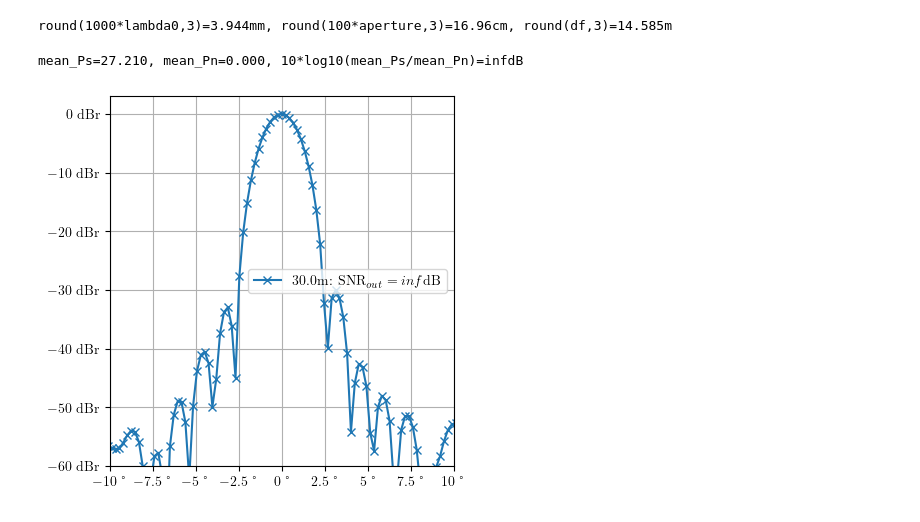
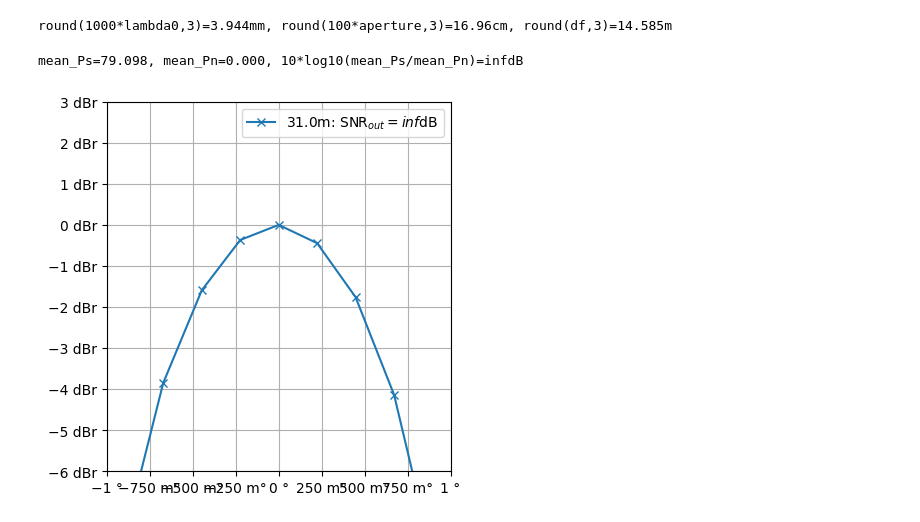
Before and after one commit to Perseos/thesis, a Jupyter notebook: figures/scripts/3.1_imaging/fft_test_ideal.ipynb, the cells around one changed output. Saved outputs shown, nothing was run; the diff lists cells and outputs as text; code cells hidden in the pictures.

```diff
--- a/figures/scripts/3.1_imaging/fft_test_ideal.ipynb
+++ b/figures/scripts/3.1_imaging/fft_test_ideal.ipynb
@@ -81,9 +81,9 @@ def r_est(R, theta0, K=192):
 
 dBr = lambda x: 20*(x/x.abs().max()).log10()
 # %%
-dist = torch.tensor([.3,.5,1,2,5,10,15,25,40])
-D=len(dist)
-tau = 2*r_est(dist,-0/180*pi)[None,:,:]/c0
+dists = torch.tensor([.3,.5,1,2,5,10,15,25,40])
+D=len(dists)
+tau = 2*r_est(dists,-0/180*pi)[None,:,:]/c0
 
 data = torch.exp(1j * omegadot * tau * torch.arange(0,M)[:,None,None]*Ts - 1j*omega0*tau)
 
@@ -91,27 +91,29 @@ settings = {
     'N_range': 1024,
     'N_azm':512,
     'N_elv': 8,
-    'range_window': torch.hann_window(M),
-    'azm_window': torch.hann_window(max(vx)+1),
-    'elv_window': torch.hann_window(max(vy)+1),
+    'range_window': torch.ones(M),
+    'azm_window': torch.ones(max(vx)+1),
+    'elv_window': torch.ones(max(vy)+1),
     'ula_idx': ula_idx,
     'enable_elevation': False
     }
 
 N = settings['N_azm']
 weights = torch.ones(K)
-m_refl = (settings['N_range'] * dist/maxdist).int()
+m_refl = (settings['N_range'] * dists/maxdist).int()
 angle = -180/pi*torch.asin(2*torch.arange(N)/N-1)
-pdf.setup()
+# pdf.setup()
 plt.figure()
+%matplotlib inline
 for d in range(D):
     img = calc_image(data[:,:,d], weights, settings)[m_refl[d],:]
-    plt.plot(angle, dBr(img.abs()), linewidth=0.1+d*0.2, label=f'{dist[d]:.1f}m')
+    plt.plot(angle, dBr(img.abs()), linewidth=0.2+d*0.1, label=f'{dists[d]:.1f}m')
 plt.legend(ncols=3)
-plt.xlim(-20,20)
+plt.xlim(-30,30)
+plt.ylim(-60,3)
 plt.gcf().set_figheight(0.7*pdf.a4_textwidth)
 plt.gca().xaxis.set_major_formatter(EngFormatter('°'))
 plt.gca().yaxis.set_major_formatter(EngFormatter('dBr'))
 plt.grid()
-plt.savefig('/home/dgotzens/thesis/figures/fft_doa_peak.pdf')
+plt.savefig('/home/dgotzens/thesis/figures/fft_azm_peak.pdf')
 plt.show()
@@ -126,18 +130,18 @@ round(1000*lambda0,3)=3.944mm, round(100*aperture,3)=16.96cm, round(df,3)=14.585
 # %%
 sigma = sqrt(0.5)
 noise = sqrt(sigma)*torch.randn((M,K), dtype=torch.cfloat)
-dist = torch.tensor([30])
+dists = torch.tensor([31])
 # dist = torch.linspace(1,30,3)
-tau = 2*r_est(dist,-0/180*pi)[None,:,:]/c0
+tau = 2*r_est(dists,-0/180*pi)[None,:,:]/c0
 data = torch.exp(-1j * omegadot * tau * torch.arange(0,M)[:,None,None]*Ts - 1j*omega0*tau)
 
 settings = {
     'N_range': 1024,
     'N_azm':512,
     'N_elv': 8,
-    'range_window': torch.hann_window(M),
-    'azm_window': torch.hann_window(max(vx)+1),
-    'elv_window': torch.hann_window(max(vy)+1),
+    'range_window': torch.ones(M),
+    'azm_window': torch.ones(max(vx)+1),
+    'elv_window': torch.ones(max(vy)+1),
     'ula_idx': ula_idx,
     'enable_elevation': False
     }
@@ -151,35 +155,35 @@ weights = torch.ones(K)
 # %%
 #pdf.setup()
 %matplotlib inline
 plt.figure()
 N = settings['N_azm']
 angle = -180/pi*torch.asin(2*torch.arange(N)/N-1)
-for n, (d,style) in enumerate(zip(dist,('x-','-','--'))):
+for n, (d,style) in enumerate(zip(dists,('x-','-','--'))):
     mean_img = torch.zeros(N)
     mean_Pn = 0
     m_refl = int(round(float(settings['N_range'] * d/maxdist)))
 
     iterations = 1000
     img_signal = calc_image(data[:,:,n].conj(), weights, settings).abs()[m_refl,:]
     mean_Ps = img_signal.square().mean()
 
     # for i in range(iterations):
     #     noise = sqrt(sigma)*torch.randn((M,K), dtype=torch.cfloat)
     #     img_noise = calc_image(data, weights, settings).abs()[m_refl,:]
     #     mean_Pn += img_noise.square().mean()/iterations
     plt.plot(angle, dBr(img_signal), style, label=f'{d:.1f}m: SNR$_{{out}}={10*log10(mean_Ps/mean_Pn):.1f}$dB')
     print(f'{mean_Ps=:.3f}, {mean_Pn=:.3f}, {10*log10(mean_Ps/mean_Pn)=:.3f}dB')
-plt.ylim(-60,3)
-plt.xlim(-10,10)
+plt.ylim(-6,3)
+plt.xlim(-1,1)
 ax=plt.gca()
 ax.xaxis.set_major_formatter(EngFormatter('°'))
 ax.yaxis.set_major_formatter(EngFormatter('dBr'))
 plt.grid()
 # plt.title(f'Intensity in Azimuth\nSNR={20*log10(1/sigma):.1f}dB')
 plt.legend()
 plt.gcf().set_figwidth(0.7*pdf.a4_textwidth)
 plt.show()
 #plt.savefig('/home/dgotzens/thesis/figures/fft_doa_accuracy.pdf')
 # %% [output]
-mean_Ps=27.210, mean_Pn=0.000, 10*log10(mean_Ps/mean_Pn)=infdB
+mean_Ps=79.098, mean_Pn=0.000, 10*log10(mean_Ps/mean_Pn)=infdB
-[figure, old version]
+[figure, new version]
```
Also changed, not shown: parts of 4 cells of this notebook, 10 other files.
